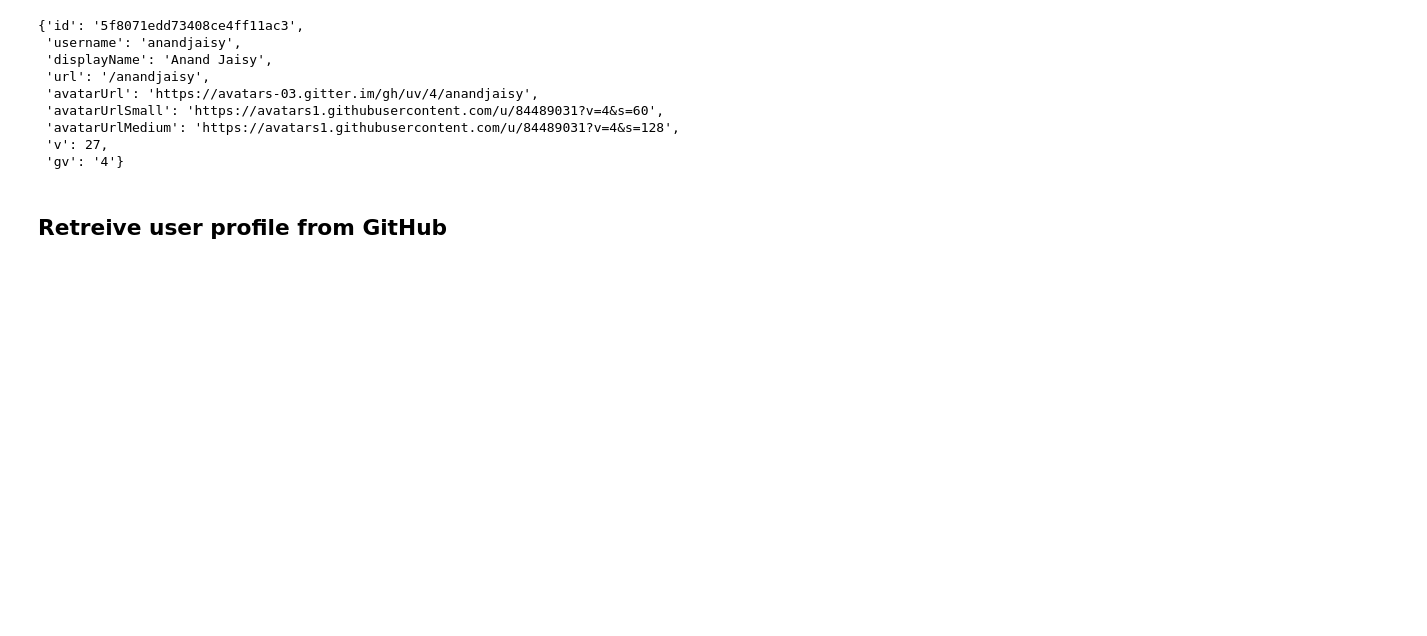
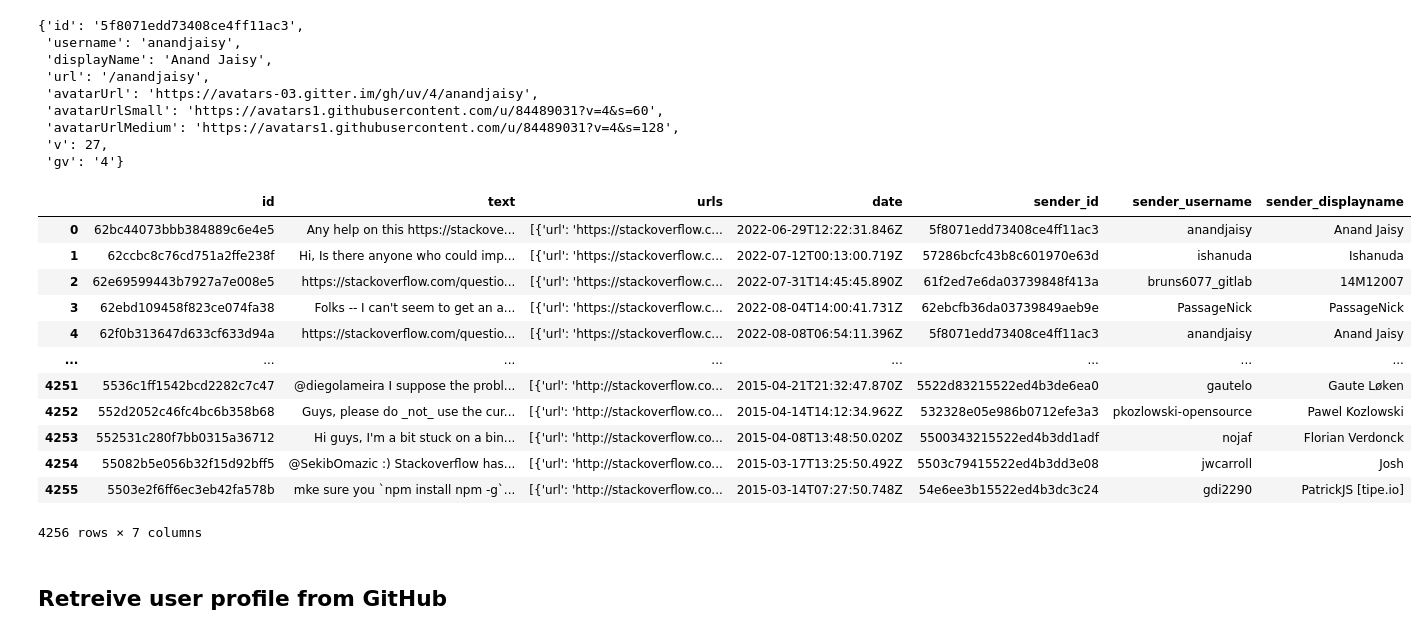
Before and after one commit to NoleWang/Respondent_Recommendation, a Jupyter notebook: Data/tools/GetRepoInfo.ipynb, the cells around one changed output. Cells and saved outputs as stored; diff of their text form; code cells hidden in the pictures; blank space fills up the shorter version.

```diff
--- a/Data/tools/GetRepoInfo.ipynb
+++ b/Data/tools/GetRepoInfo.ipynb
@@ -243,0 +242,25 @@ df_link.to_csv("")
+# %%
+df_final = pd.DataFrame()
+df_final["id"] = df_link["id"]
+df_final["text"] = df_link["text"]
+df_final["urls"] = df_link["urls"]
+df_final["date"] = df_link["sent"]
+df_final["sender_id"] = [df_link.loc[uid]["fromUser"]["id"] for uid in range(len(df_link))]
+df_final["sender_username"] = [df_link.loc[uid]["fromUser"]["username"] for uid in range(len(df_link))]
+df_final["sender_displayname"] = [df_link.loc[uid]["fromUser"]["displayName"] for uid in range(len(df_link))]
+# %%
+df_final
+# %% [output]
+|  | id | text | urls | date | sender_id | sender_username | sender_displayname |
+| 0 | 62bc44073bbb384889c6e4e5 | Any help on this https://stackove... | [{'url': 'https://stackoverflow.c... | 2022-06-29T12:22:31.846Z | 5f8071edd73408ce4ff11ac3 | anandjaisy | Anand Jaisy |
+| 1 | 62ccbc8c76cd751a2ffe238f | Hi, Is there anyone who could imp... | [{'url': 'https://stackoverflow.c... | 2022-07-12T00:13:00.719Z | 57286bcfc43b8c601970e63d | ishanuda | Ishanuda |
+| 2 | 62e69599443b7927a7e008e5 | https://stackoverflow.com/questio... | [{'url': 'https://stackoverflow.c... | 2022-07-31T14:45:45.890Z | 61f2ed7e6da03739848f413a | bruns6077_gitlab | 14M12007 |
+| 3 | 62ebd109458f823ce074fa38 | Folks -- I can't seem to get an a... | [{'url': 'https://stackoverflow.c... | 2022-08-04T14:00:41.731Z | 62ebcfb36da03739849aeb9e | PassageNick | PassageNick |
+| 4 | 62f0b313647d633cf633d94a | https://stackoverflow.com/questio... | [{'url': 'https://stackoverflow.c... | 2022-08-08T06:54:11.396Z | 5f8071edd73408ce4ff11ac3 | anandjaisy | Anand Jaisy |
+| ... | ... | ... | ... | ... | ... | ... | ... |
+| 4251 | 5536c1ff1542bcd2282c7c47 | @diegolameira I suppose the probl... | [{'url': 'http://stackoverflow.co... | 2015-04-21T21:32:47.870Z | 5522d83215522ed4b3de6ea0 | gautelo | Gaute Løken |
+| 4252 | 552d2052c46fc4bc6b358b68 | Guys, please do _not_ use the cur... | [{'url': 'http://stackoverflow.co... | 2015-04-14T14:12:34.962Z | 532328e05e986b0712efe3a3 | pkozlowski-opensource | Pawel Kozlowski |
+| 4253 | 552531c280f7bb0315a36712 | Hi guys, I'm a bit stuck on a bin... | [{'url': 'http://stackoverflow.co... | 2015-04-08T13:48:50.020Z | 5500343215522ed4b3dd1adf | nojaf | Florian Verdonck |
+| 4254 | 55082b5e056b32f15d92bff5 | @SekibOmazic :) Stackoverflow has... | [{'url': 'http://stackoverflow.co... | 2015-03-17T13:25:50.492Z | 5503c79415522ed4b3dd3e08 | jwcarroll | Josh |
+| 4255 | 5503e2f6ff6ec3eb42fa578b | mke sure you `npm install npm -g`... | [{'url': 'http://stackoverflow.co... | 2015-03-14T07:27:50.748Z | 54e6ee3b15522ed4b3dc3c24 | gdi2290 | PatrickJS [tipe.io] |
+4256 rows × 7 columns
```
Also changed, not shown: parts of 2 cells of this notebook.
